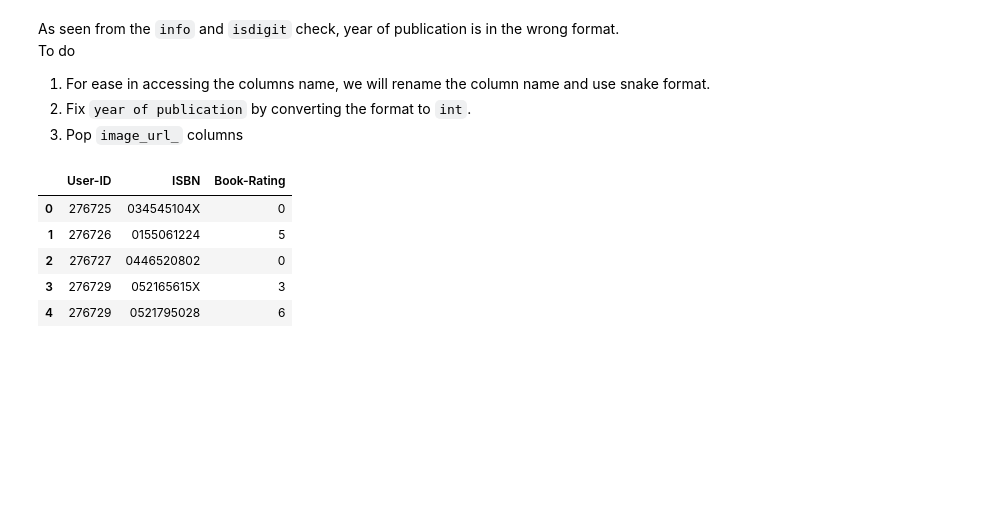
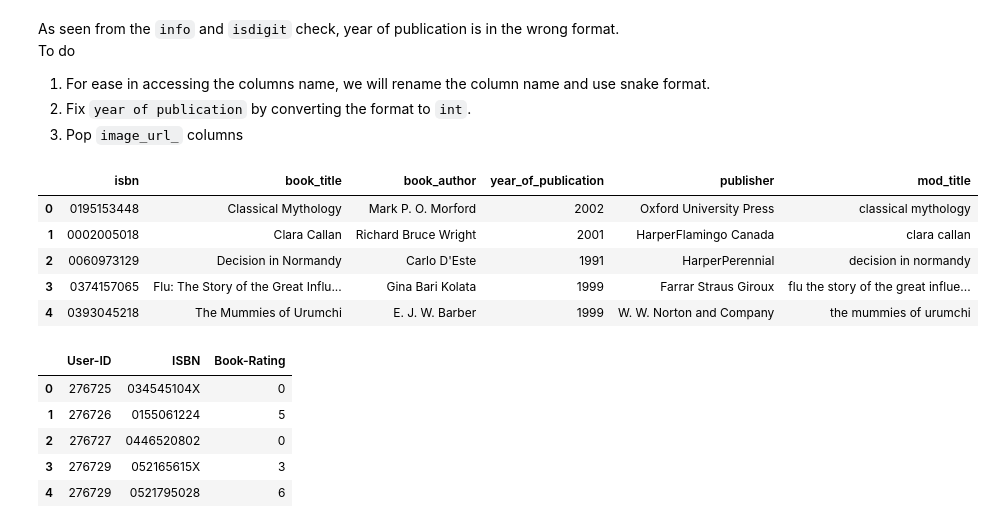
Before and after one commit to amrirasyidi/book_recommendation, a Jupyter notebook: fcc_book_recc_EDA.ipynb, the cells around one changed output. Saved outputs shown, nothing was run; the diff lists cells and outputs as text; code cells hidden in the pictures; blank space fills up the shorter version.

```diff
--- a/fcc_book_recc_EDA.ipynb
+++ b/fcc_book_recc_EDA.ipynb
@@ -149,3 +164,21 @@ books_clean["year_of_publication"] = books_clean["year_of_publication"].astype('
+# %%
+# create mod title column to ease the search engine process
+books_clean["mod_title"] = books_clean["book_title"].str.replace("[^a-zA-Z0-9 ]", "", regex=True)
+books_clean["mod_title"] = books_clean["mod_title"].str.lower()
+books_clean["mod_title"] = books_clean["mod_title"].str.replace("\s+", " ", regex=True)
+
+# clean the isbn
+books_clean["isbn"] = books_clean["isbn"].str.replace(r'[^\w\d]+', '')
+books_clean["publisher"] = books_clean["publisher"].str.replace(r'&amp;', 'and')
+
+books_clean.head()
+# %% [output]
+|  | isbn | book_title | book_author | year_of_publication | publisher | mod_title |
+| 0 | 0195153448 | Classical Mythology | Mark P. O. Morford | 2002 | Oxford University Press | classical mythology |
+| 1 | 0002005018 | Clara Callan | Richard Bruce Wright | 2001 | HarperFlamingo Canada | clara callan |
+| 2 | 0060973129 | Decision in Normandy | Carlo D'Este | 1991 | HarperPerennial | decision in normandy |
+| 3 | 0374157065 | Flu: The Story of the Great Influ... | Gina Bari Kolata | 1999 | Farrar Straus Giroux | flu the story of the great influe... |
+| 4 | 0393045218 | The Mummies of Urumchi | E. J. W. Barber | 1999 | W. W. Norton and Company | the mummies of urumchi |
 # %%
 ratings.head()
 # %% [output]
```
Also changed, not shown: parts of 15 cells of this notebook, 1 other file.
